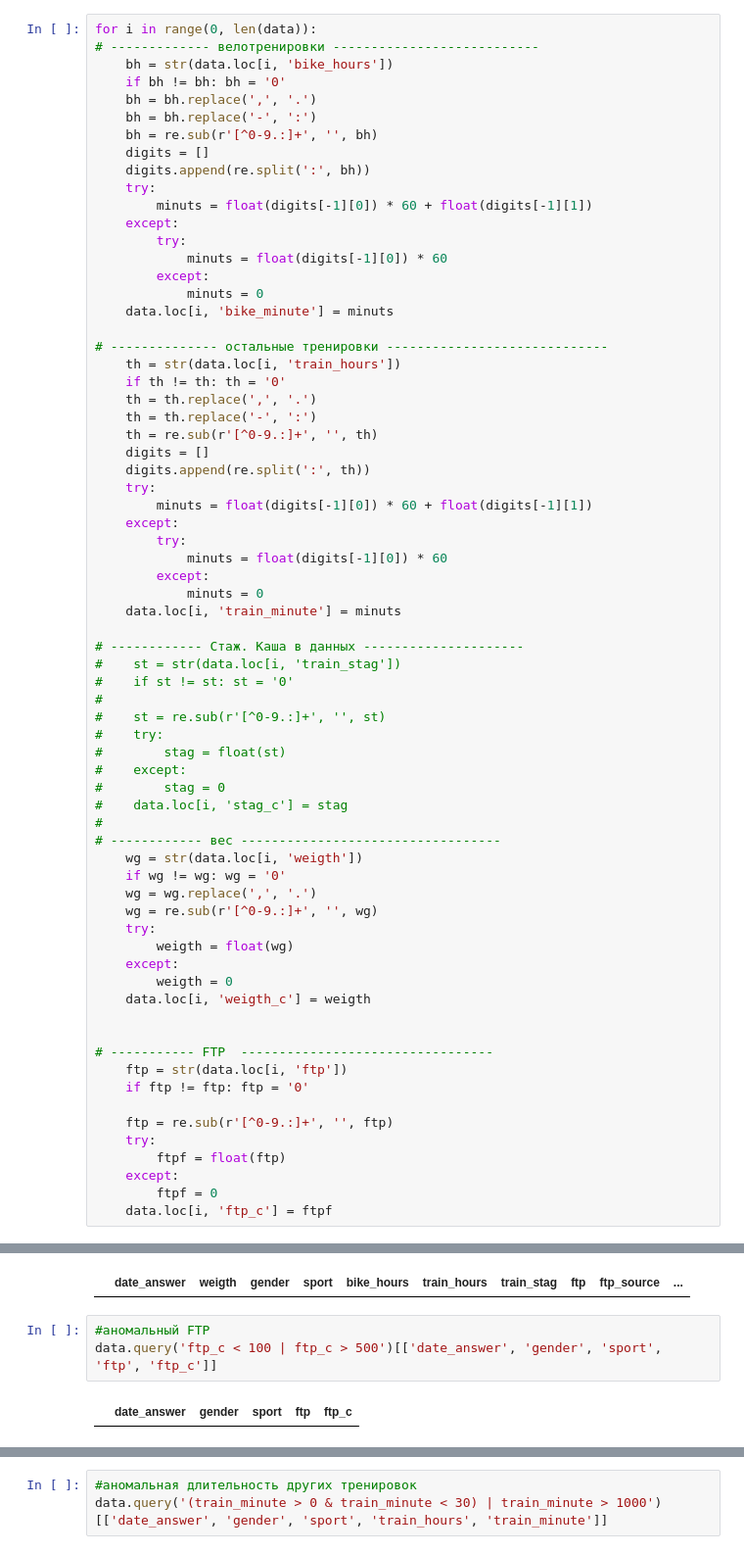
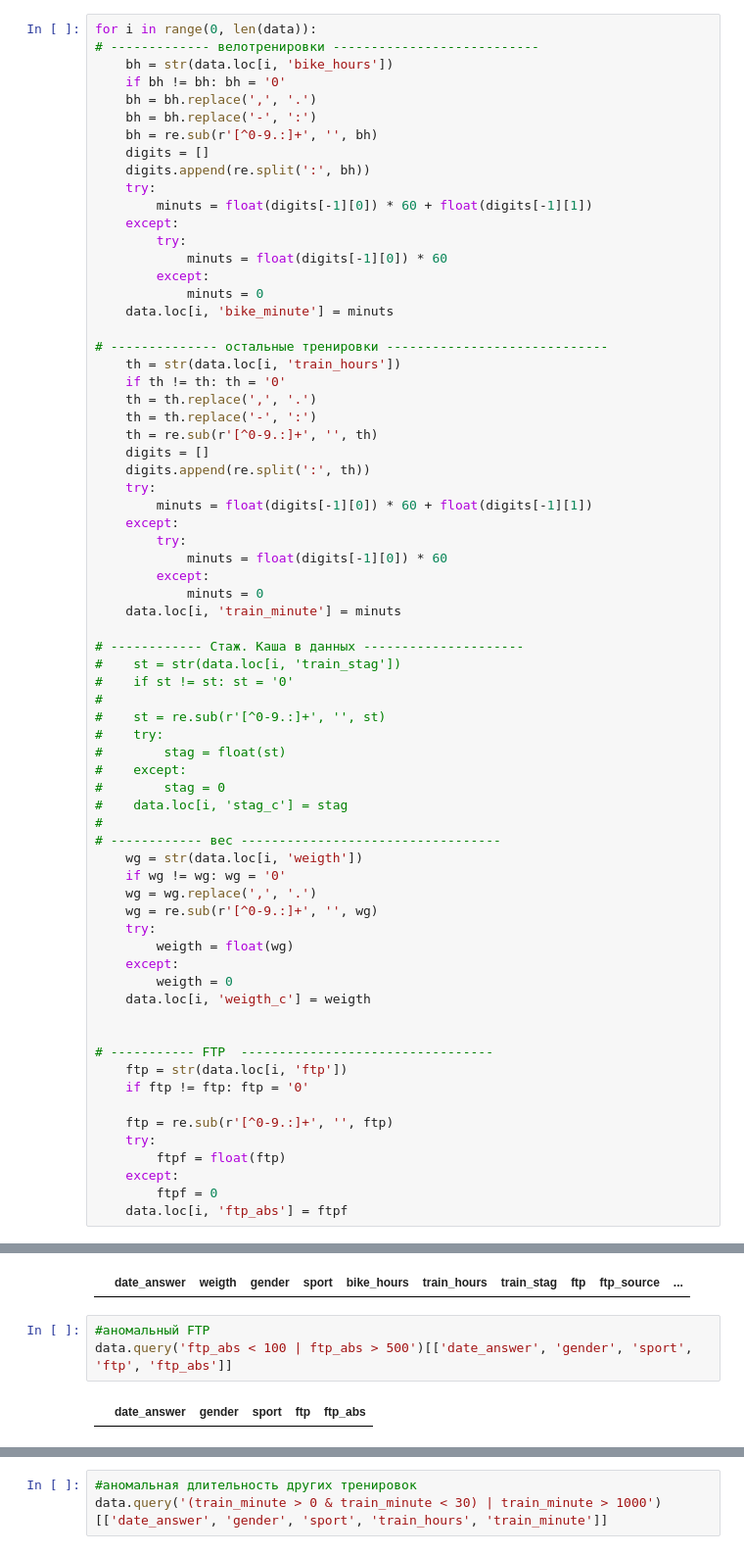
Before and after one commit to delffine/Pet-projects, a Jupyter notebook: bike_train_duration/veloopros.ipynb, the cells around one changed output, grey strips where cells are left out. Shown at 98% size. Drawn from its saved outputs; the diff is of its cells as text.

```diff
--- a/bike_train_duration/veloopros.ipynb
+++ b/bike_train_duration/veloopros.ipynb
@@ -286,7 +294,7 @@ for i in range(0, len(data)):
         ftpf = float(ftp)
     except:
         ftpf = 0
-    data.loc[i, 'ftp_c'] = ftpf
+    data.loc[i, 'ftp_abs'] = ftpf
 # %% [markdown]
 Проверяем аномалии по колонкам
 # %%
@@ -296,8 +304,8 @@ data.query('weigth_c < 50 | weigth_c > 150')
 |  | date_answer | weigth | gender | sport | bike_hours | train_hours | train_stag | ftp | ftp_source | ... |
 # %%
 #аномальный FTP
-data.query('ftp_c < 100 | ftp_c > 500')[['date_answer', 'gender', 'sport', 'ftp', 'ftp_c']]
+data.query('ftp_abs < 100 | ftp_abs > 500')[['date_answer', 'gender', 'sport', 'ftp', 'ftp_abs']]
 # %% [output]
-|  | date_answer | gender | sport | ftp | ftp_c |
+|  | date_answer | gender | sport | ftp | ftp_abs |
 # %%
 #аномальные веломинуты
```
Also changed, not shown: parts of 47 cells of this notebook.
